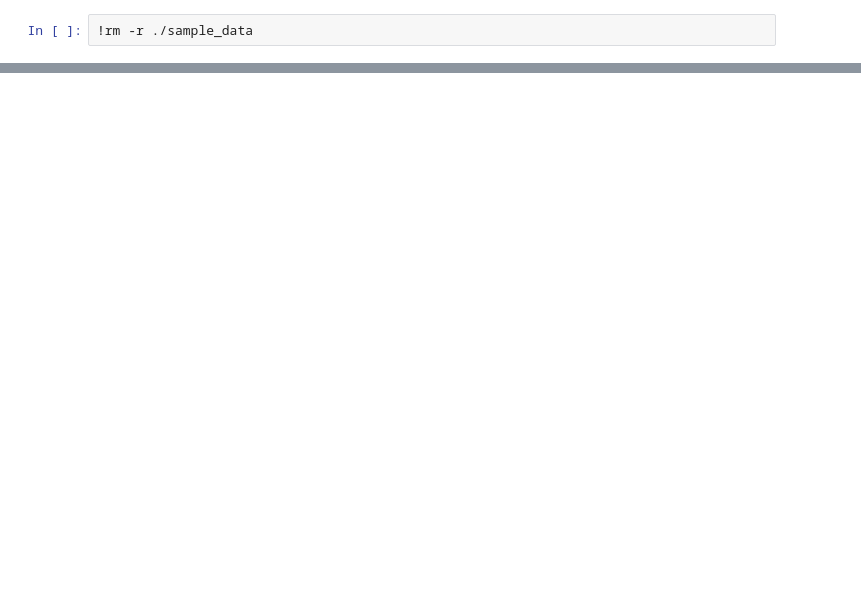
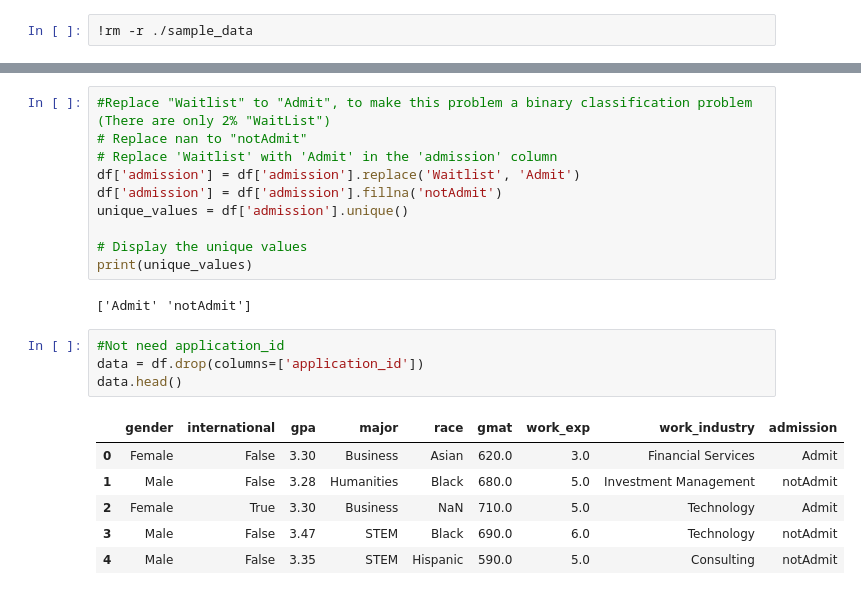
Before and after one commit to Trip1ewhy/Duke_xAI_Wayne, a Jupyter notebook: Assignment_04_Wayne.ipynb, the cells around one changed output, grey strips where cells are left out. Cells and saved outputs as stored; diff of their text form; blank space fills up the shorter version.

```diff
--- a/Assignment_04_Wayne.ipynb
+++ b/Assignment_04_Wayne.ipynb
@@ -45,0 +103,23 @@ path_to_notebook = os.path.join(repo_name,notebook_dir)
+# %%
+#Replace "Waitlist" to "Admit", to make this problem a binary classification problem (There are only 2% "WaitList")
+# Replace nan to "notAdmit"
+# Replace 'Waitlist' with 'Admit' in the 'admission' column
+df['admission'] = df['admission'].replace('Waitlist', 'Admit')
+df['admission'] = df['admission'].fillna('notAdmit')
+unique_values = df['admission'].unique()
+
+# Display the unique values
+print(unique_values)
+# %% [output]
+['Admit' 'notAdmit']
+# %%
+#Not need application_id
+data = df.drop(columns=['application_id'])
+data.head()
+# %% [output]
+|  | gender | international | gpa | major | race | gmat | work_exp | work_industry | admission |
+| 0 | Female | False | 3.30 | Business | Asian | 620.0 | 3.0 | Financial Services | Admit |
+| 1 | Male | False | 3.28 | Humanities | Black | 680.0 | 5.0 | Investment Management | notAdmit |
+| 2 | Female | True | 3.30 | Business | NaN | 710.0 | 5.0 | Technology | Admit |
+| 3 | Male | False | 3.47 | STEM | Black | 690.0 | 6.0 | Technology | notAdmit |
+| 4 | Male | False | 3.35 | STEM | Hispanic | 590.0 | 5.0 | Consulting | notAdmit |
```
Also changed, not shown: parts of 31 cells of this notebook.
